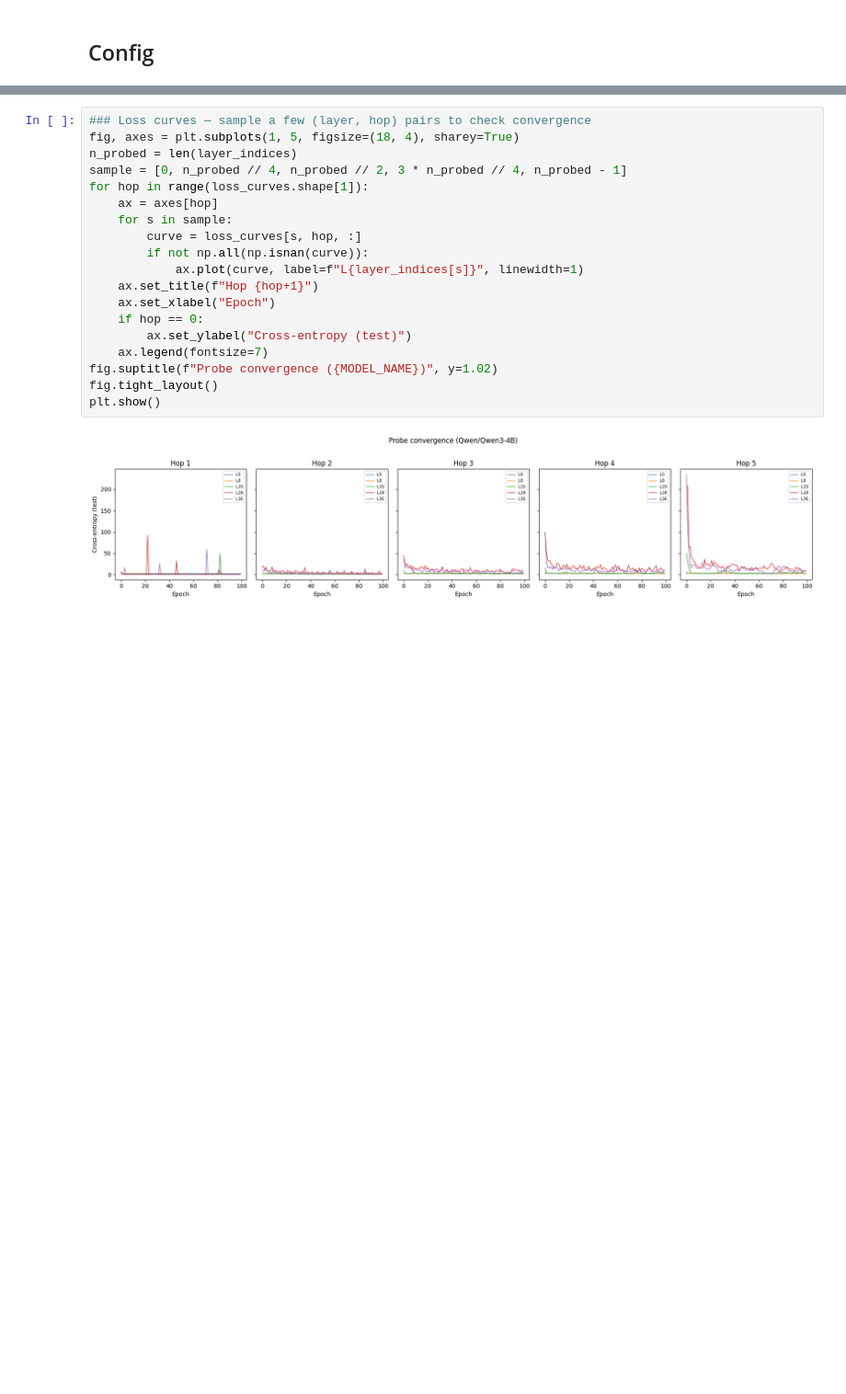
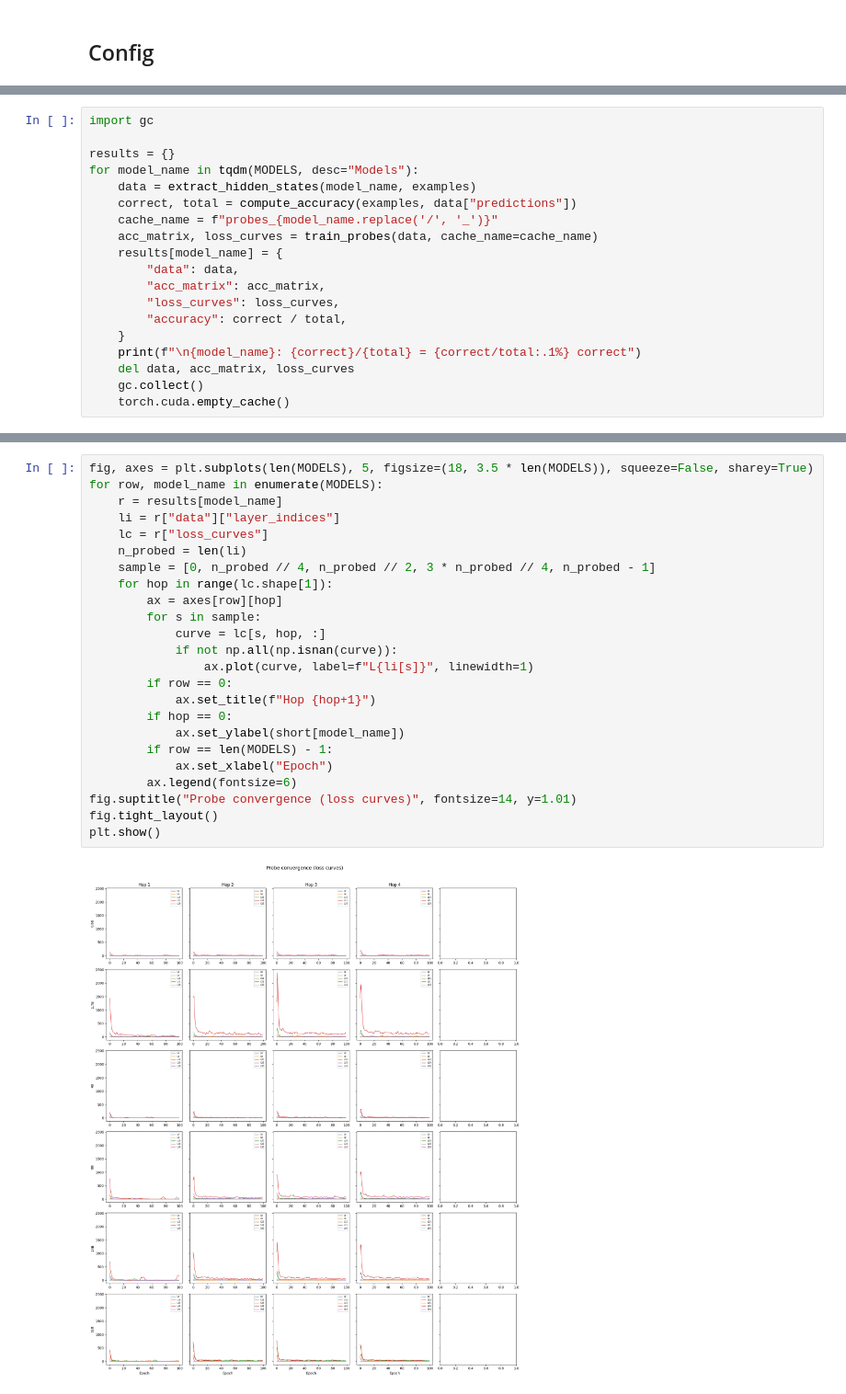
Before and after one commit to japhba/forward-pass-CoT, a Jupyter notebook: notebook.ipynb, the cells around one changed output, grey strips where cells are left out. Shown at 92% size. Saved outputs shown, nothing was run; the diff lists cells and outputs as text; blank space fills up the shorter version.

```diff
--- a/notebook.ipynb
+++ b/notebook.ipynb
@@ -77,0 +64,19 @@ Loss curves shape: (10, 5, 100)  (layers × hops × epochs)
+# %%
+import gc
+
+results = {}
+for model_name in tqdm(MODELS, desc="Models"):
+    data = extract_hidden_states(model_name, examples)
+    correct, total = compute_accuracy(examples, data["predictions"])
+    cache_name = f"probes_{model_name.replace('/', '_')}"
+    acc_matrix, loss_curves = train_probes(data, cache_name=cache_name)
+    results[model_name] = {
+        "data": data,
+        "acc_matrix": acc_matrix,
+        "loss_curves": loss_curves,
+        "accuracy": correct / total,
+    }
+    print(f"\n{model_name}: {correct}/{total} = {correct/total:.1%} correct")
+    del data, acc_matrix, loss_curves
+    gc.collect()
+    torch.cuda.empty_cache()
@@ -95,21 +130,26 @@ plt.show()
 # %%
-### Loss curves — sample a few (layer, hop) pairs to check convergence
-fig, axes = plt.subplots(1, 5, figsize=(18, 4), sharey=True)
-n_probed = len(layer_indices)
-sample = [0, n_probed // 4, n_probed // 2, 3 * n_probed // 4, n_probed - 1]
-for hop in range(loss_curves.shape[1]):
-    ax = axes[hop]
-    for s in sample:
-        curve = loss_curves[s, hop, :]
-        if not np.all(np.isnan(curve)):
-            ax.plot(curve, label=f"L{layer_indices[s]}", linewidth=1)
-    ax.set_title(f"Hop {hop+1}")
-    ax.set_xlabel("Epoch")
-    if hop == 0:
-        ax.set_ylabel("Cross-entropy (test)")
-    ax.legend(fontsize=7)
-fig.suptitle(f"Probe convergence ({MODEL_NAME})", y=1.02)
+fig, axes = plt.subplots(len(MODELS), 5, figsize=(18, 3.5 * len(MODELS)), squeeze=False, sharey=True)
+for row, model_name in enumerate(MODELS):
+    r = results[model_name]
+    li = r["data"]["layer_indices"]
+    lc = r["loss_curves"]
+    n_probed = len(li)
+    sample = [0, n_probed // 4, n_probed // 2, 3 * n_probed // 4, n_probed - 1]
+    for hop in range(lc.shape[1]):
+        ax = axes[row][hop]
+        for s in sample:
+            curve = lc[s, hop, :]
+            if not np.all(np.isnan(curve)):
+                ax.plot(curve, label=f"L{li[s]}", linewidth=1)
+        if row == 0:
+            ax.set_title(f"Hop {hop+1}")
+        if hop == 0:
+            ax.set_ylabel(short[model_name])
+        if row == len(MODELS) - 1:
+            ax.set_xlabel("Epoch")
+        ax.legend(fontsize=6)
+fig.suptitle("Probe convergence (loss curves)", fontsize=14, y=1.01)
 fig.tight_layout()
 plt.show()
 # %% [output]
-[figure, old version]
+[figure, new version]
```
Also changed, not shown: parts of 24 cells of this notebook, 3 other files.
